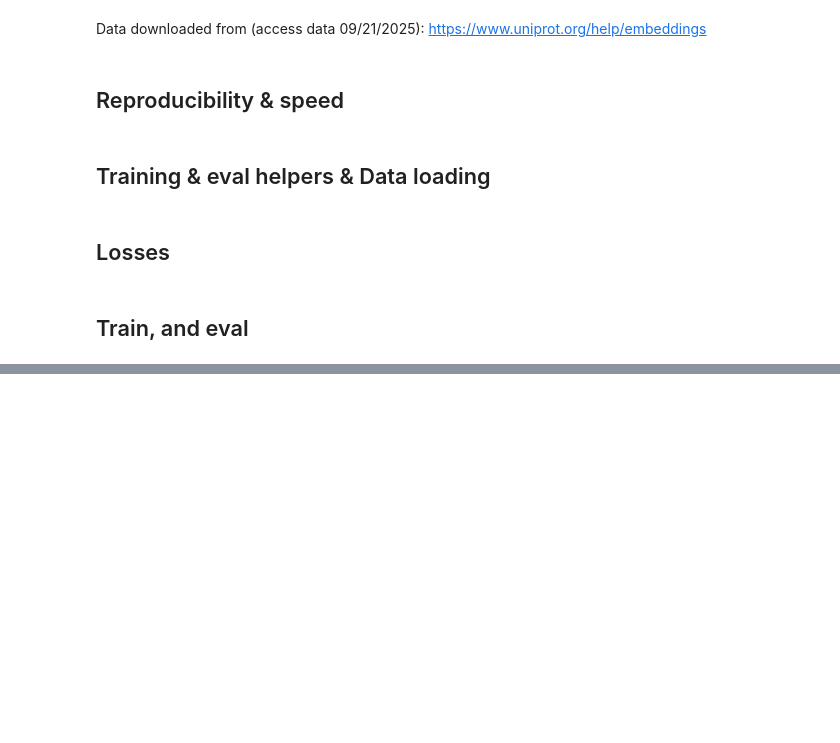
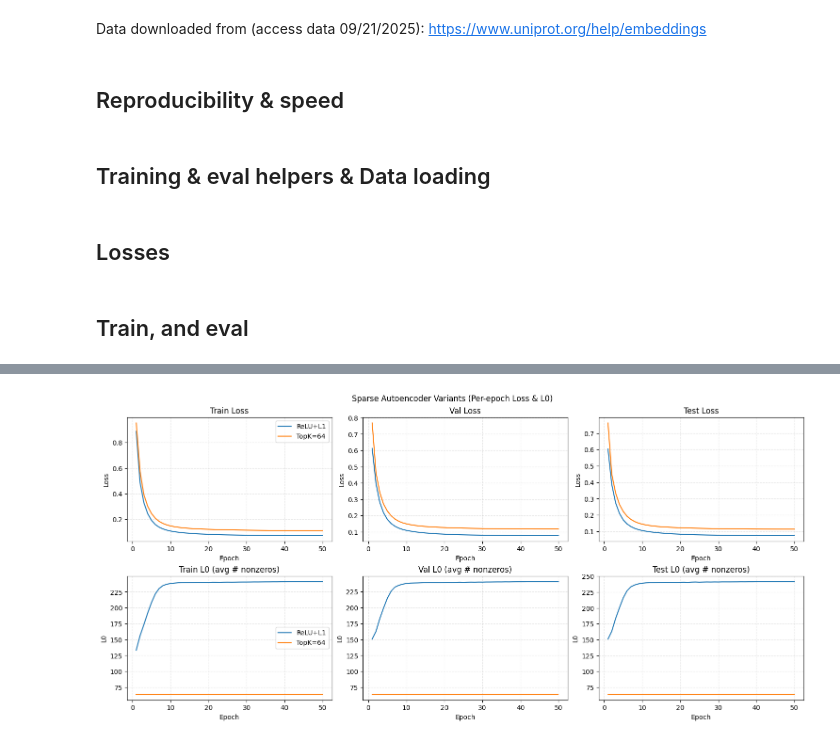
Before and after one commit to pgniewko/ml_notes, a Jupyter notebook: sae/notebook/SAE-ProtT5-Homo-sapiens.ipynb, the cells around one changed output, grey strips where cells are left out. Cells and saved outputs as stored; diff of their text form; code cells hidden in the pictures; blank space fills up the shorter version.

```diff
--- a/sae/notebook/SAE-ProtT5-Homo-sapiens.ipynb
+++ b/sae/notebook/SAE-ProtT5-Homo-sapiens.ipynb
@@ -393,9 +397,45 @@ def plot_summary(histA, histB, title="SAE variants comparison"):
     fig.suptitle(title)
     plt.show()
 
+def plot_curves(histA, histB, title="SAE variants: Loss & L0 per epoch"):
+    """
+    2x3 grid: rows = [Loss, L0], cols = [Train, Val, Test].
+    Lines = [ReLU+L1, TopK=64]. X-axis = epochs.
+    """
+    import matplotlib.pyplot as plt
+    import numpy as np
+
+    splits = ["train", "val", "test"]
+    models = [("ReLU+L1", histA), ("TopK=64", histB)]
+
+    fig, axes = plt.subplots(2, 3, figsize=(15, 7), constrained_layout=True)
+    epochs = np.arange(1, len(histA["train_loss"]) + 1)
+
+    for col, split in enumerate(splits):
+        # Row 0: Loss
+        ax = axes[0, col]
+        for name, H in models:
+            ax.plot(epochs, H[f"{split}_loss"], label=name)
+        ax.set_title(f"{split.capitalize()} Loss")
+        ax.set_xlabel("Epoch"); ax.set_ylabel("Loss")
+        ax.grid(True, linestyle="--", alpha=0.3)
+        if col == 0: ax.legend()
+
+        # Row 1: L0
+        ax = axes[1, col]
+        for name, H in models:
+            ax.plot(epochs, H[f"{split}_l0"], label=name)
+        ax.set_title(f"{split.capitalize()} L0 (avg # nonzeros)")
+        ax.set_xlabel("Epoch"); ax.set_ylabel("L0")
+        ax.grid(True, linestyle="--", alpha=0.3)
+        if col == 0: ax.legend()
+
+    fig.suptitle(title)
+    plt.show()
+
 
 # =========================
-# Main
+# Main run
 # =========================
 def main():
     # ---- Load data ----
@@ -407,9 +447,9 @@ def main():
     train_loader, val_loader, test_loader = build_loaders(X, batch_size=256, num_workers=2)
 
     # ---- Common config ----
-    epochs = 25
+    epochs = 50
     lr = 1e-3
-    warmup_steps = 200
+    warmup_steps = 500
 
     # ---- Model A: ReLU SAE (MSE + L1), no TopK ----
     model_a = SparseAutoEncoder(
@@ -418,11 +458,10 @@ def main():
         activation=nn.ReLU(),
         tied=True,               # initialize decoder as encoderᵀ
         normalize=False,         # no LN in this variant
-        init_row_norm_decoder=True,
     )
     histA = train_model(
         model_a, train_loader, val_loader, test_loader,
-        epochs=epochs, lr=lr, l1_weight=1e-3, warmup_steps=warmup_steps
+        epochs=epochs, lr=lr, l1_weight=0.001, warmup_steps=warmup_steps
     )
 
     # ---- Model B: TopK=64 (MSE only) ----
@@ -432,15 +471,15 @@ def main():
         activation=TopK(k=64),
         tied=True,
         normalize=True,          # good practice with sparse activations
-        init_row_norm_decoder=True,
     )
     histB = train_model(
         model_b, train_loader, val_loader, test_loader,
         epochs=epochs, lr=lr, l1_weight=0.0, warmup_steps=warmup_steps
     )
 
-    # ---- Figure: compare final metrics ----
-    plot_summary(histA, histB, title="Sparse Autoencoder Variants (Loss & NMSE)")
+    #plot_summary(histA, histB, title="Sparse Autoencoder Variants (Loss & NMSE)")
+    plot_curves(histA, histB, title="Sparse Autoencoder Variants (Per-epoch Loss & L0)")
+
 
 if __name__ == "__main__":
     main()
@@ -464,0 +504 @@ Epoch 08 | train: loss 0.1973, nmse 0.1973 | val: loss 0.1946, nmse 0.1946 | tes
+[figure, added]
```
Also changed, not shown: parts of 3 cells of this notebook.
